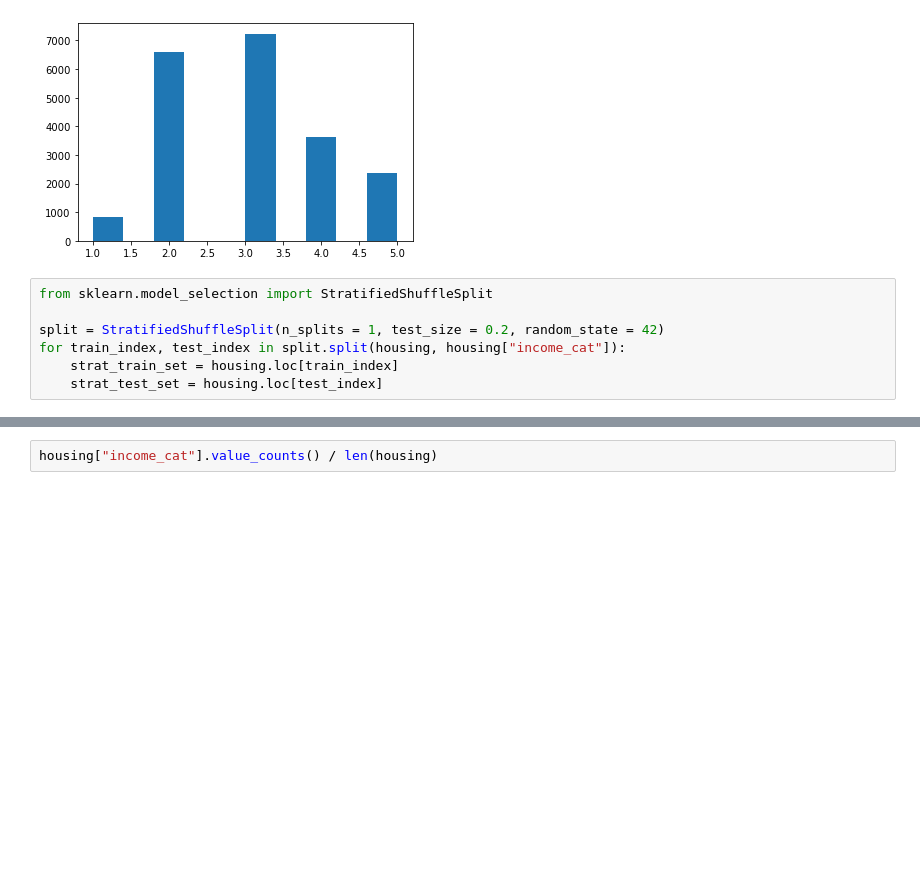
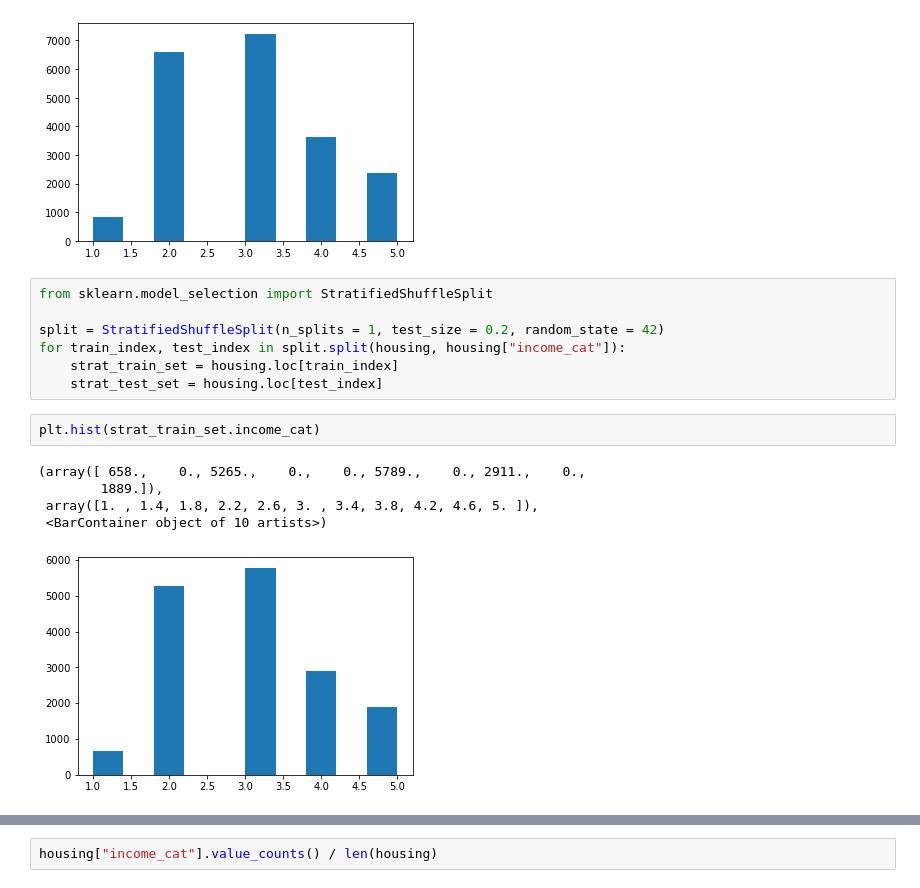
Before and after one commit to hykhhijk/Hands-on-ML, a Jupyter notebook: Chapter2.ipynb, the cells around one changed output, grey strips where cells are left out. Drawn from its saved outputs; the diff is of its cells as text; blank space fills up the shorter version.

```diff
--- a/Chapter2.ipynb
+++ b/Chapter2.ipynb
@@ -169,3 +187,11 @@ split = StratifiedShuffleSplit(n_splits = 1, test_size = 0.2, random_state = 42)
 for train_index, test_index in split.split(housing, housing["income_cat"]):
     strat_train_set = housing.loc[train_index]
     strat_test_set = housing.loc[test_index]
+# %%
+plt.hist(strat_train_set.income_cat)
+# %% [output]
+(array([ 658.,    0., 5265.,    0.,    0., 5789.,    0., 2911.,    0.,
+        1889.]),
+ array([1. , 1.4, 1.8, 2.2, 2.6, 3. , 3.4, 3.8, 4.2, 4.6, 5. ]),
+ <BarContainer object of 10 artists>)
+[figure, added]
```
Also changed, not shown: parts of 14 cells of this notebook, 1 other file.
